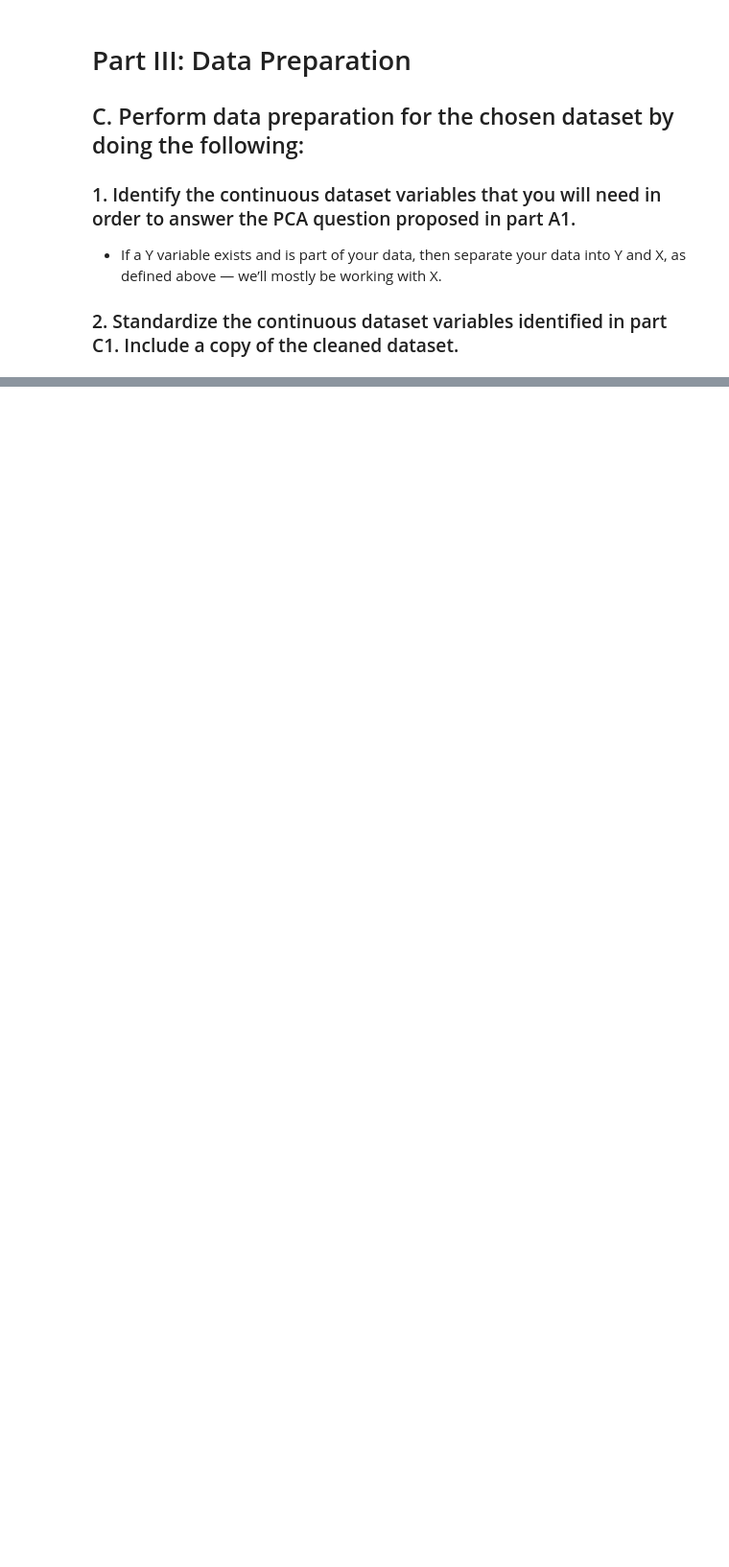
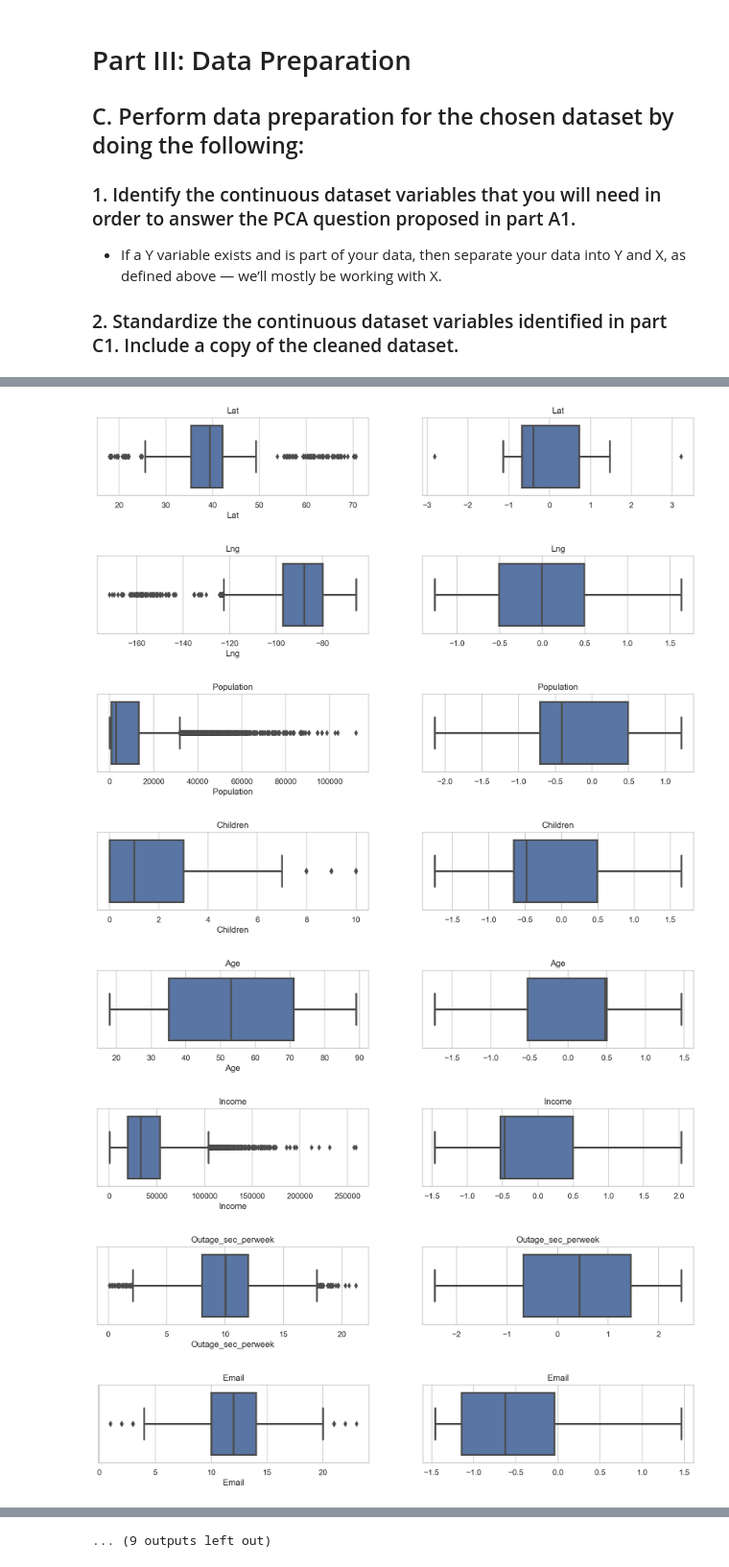
Before and after one commit to chrispaynes/OSDSC-Portfolio, a Jupyter notebook: data_mining_ii_nb/02. DIMENSIONALITY REDUCTION METHODS/dimensionality_reduction.ipynb, the cells around one changed output, grey strips where cells are left out. Shown at 96% size. Saved outputs shown, nothing was run; the diff lists cells and outputs as text; code cells hidden in the pictures; blank space fills up the shorter version.

```diff
--- a/data_mining_ii_nb/02. DIMENSIONALITY REDUCTION METHODS/dimensionality_reduction.ipynb
+++ b/data_mining_ii_nb/02. DIMENSIONALITY REDUCTION METHODS/dimensionality_reduction.ipynb
@@ -372,0 +498,21 @@ You are an analyst for a hospital that wants to better understand the characteri
+# %%
+e = pipe.named_steps["scaler"].fit_transform(prep_df)
+
+
+prep_df
+
+
+for col, data in zip(prep_df.columns, e):
+    fig, axs = plt.subplots(ncols=2, figsize=(15, 2))
+    sns.boxplot(prep_df[col], ax=axs[0]).set(title=col)
+    sns.boxplot(data, ax=axs[1]).set(title=col)
+    plt.show()
+# %% [output]
+[figure, added]
+[figure, added]
+[figure, added]
+[figure, added]
+[figure, added]
+[figure, added]
+[figure, added]
+[figure, added]
@@ -372,0 +523 @@ You are an analyst for a hospital that wants to better understand the characteri
+... (9 outputs left out)
```
Also changed, not shown: parts of 23 cells of this notebook.
